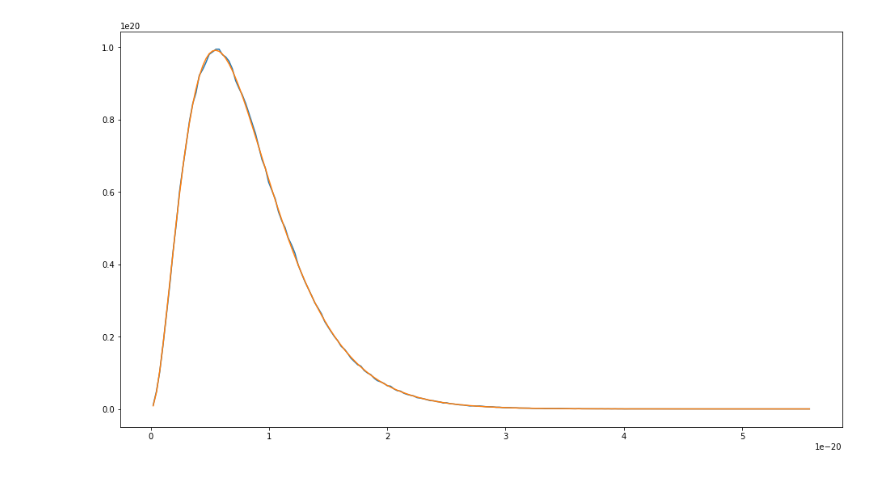
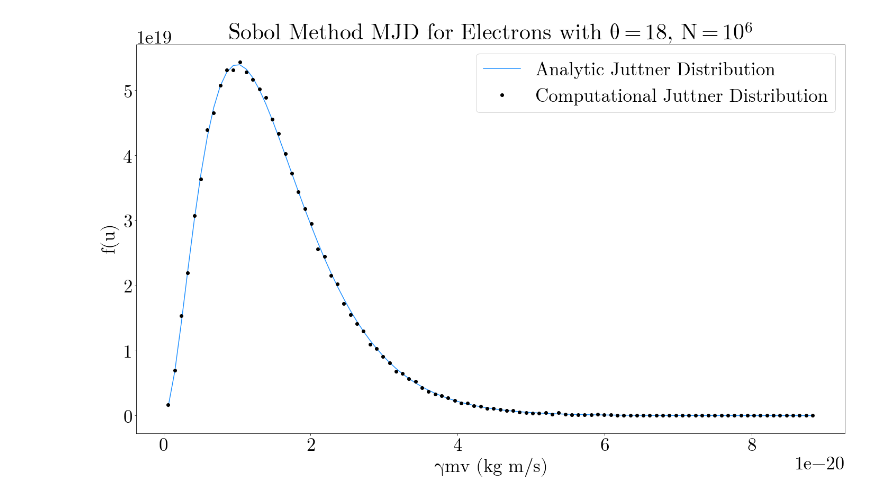
Before and after one commit to cameronjy/Magnetic_reconnection, a Jupyter notebook: Tools/MJD_SI_Zenitani.ipynb, the cells around one changed output. Cells and saved outputs as stored; diff of their text form; code cells hidden in the pictures.

```diff
--- a/Tools/MJD_SI_Zenitani.ipynb
+++ b/Tools/MJD_SI_Zenitani.ipynb
@@ -6,6 +7,7 @@ from matplotlib import pyplot as plt
 # %%
 c = 2.99792458e8
 me = 9.1093856e-31
+mi = 1.6726219e-27
 # %%
 def f(u):
     return(u**2/(me**3*c**3*theta*spc.kn(2,1/theta))*np.e**(-np.sqrt(1+(u/(me*c))**2)/theta))
@@ -13,23 +15,30 @@ def sobol(n):
     u = np.zeros(n)
     for i in range(u.size):
         x4 = 1
-        while np.e**((u[i]/(me*c)-np.sqrt(1+(u[i]/(me*c))**2))/theta)<=x4:
+        while ((u[i]/(me*c)-np.sqrt(1+(u[i]/(me*c))**2))/theta)<=np.log(x4):
             x1 = r.rand()
             x2 = r.rand()
             x3 = r.rand()
             x4 = r.rand()
             u[i] = - theta * me * c * np.log(x1*x2*x3)
     return (u)
-# %%
-theta = 10
-n = 10**6
-us = sobol(n)
-cmjd, u = np.histogram(us,bins=200,density=True)
-u = (u[1:]+u[:-1])/2
-amjd = f(u)
-plt.plot(u,cmjd)
-plt.plot(u,amjd)
-plt.gcf().set_facecolor('white')
-plt.gcf().set_size_inches(16,9)
-# %% [output]
-[figure, removed]
+# %%
+theta = 0.01*mi/me
+n = 10**5
+us = sobol(n)
+cmjd, u = np.histogram(us,bins=100,density=True)
+u = (u[1:]+u[:-1])/2
+amjd = f(u)
+plt.rcParams.update({'font.size': 35})
+plt.rcParams.update({'font.family': 'serif','font.serif': 'Latin Modern Math', 'mathtext.fontset': 'custom', 'mathtext.rm':'Latin Modern Math','mathtext.it':'Latin Modern Math:italic','mathtext.bf':'Latin Modern Math:bold'})
+plt.plot(u,amjd,'dodgerblue')
+plt.plot(u,cmjd,color = 'black', marker='o',linestyle=' ')
+plt.title('Sobol Method MJD for Electrons with $\\theta = 18$, $N = 10^6$')
+plt.gca().set_xlabel('$\\gamma m v$ (kg m/s)')
+plt.gca().set_ylabel('$f(u)$')
+plt.gcf().set_facecolor('white')
+plt.legend(('Analytic Juttner Distribution','Computational Juttner Distribution'))
+plt.gcf().set_size_inches((24,13.5))
+#plt.savefig('Large Theta Distribution.png')
+# %% [output]
+[figure, added]
```
Also changed, not shown: parts of 15 cells of this notebook, 9 other files.
